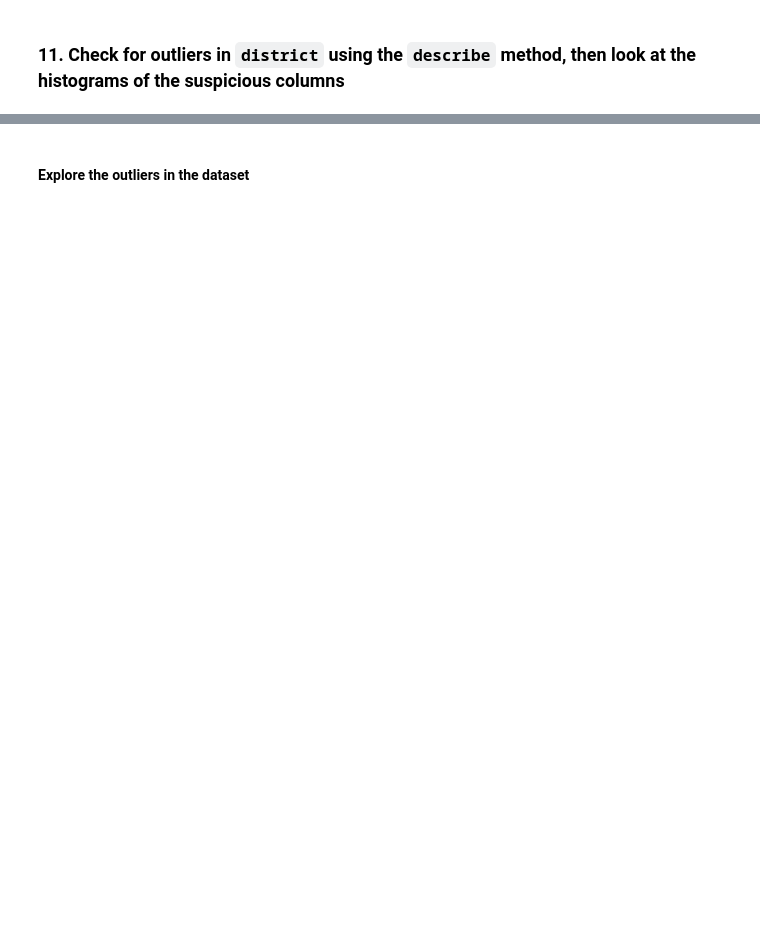
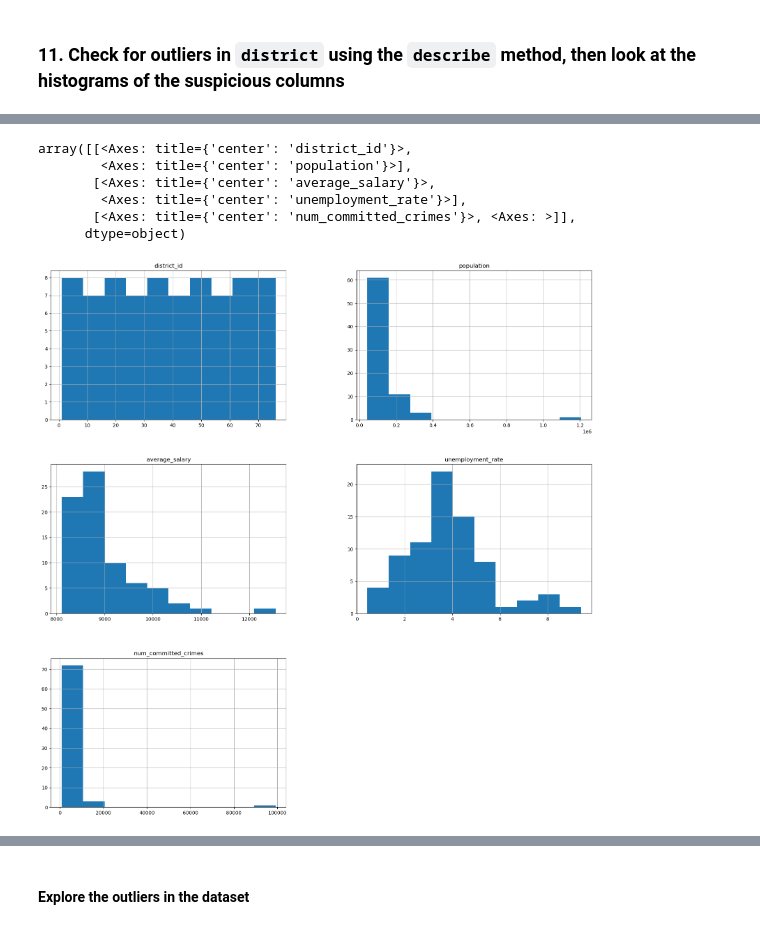
Before and after one commit to JakeBestDev/Packt_Python_For_Data_Analysis, a Jupyter notebook: Question_practice_exercise+(cleaning_transforming).ipynb, the cells around one changed output, grey strips where cells are left out. Saved outputs shown, nothing was run; the diff lists cells and outputs as text; code cells hidden in the pictures; blank space fills up the shorter version.

```diff
--- a/Question_practice_exercise+(cleaning_transforming).ipynb
+++ b/Question_practice_exercise+(cleaning_transforming).ipynb
@@ -318,0 +354,10 @@ Name: count, dtype: int64
+# %%
+district.hist(figsize=(20,20))
+# %% [output]
+array([[<Axes: title={'center': 'district_id'}>,
+        <Axes: title={'center': 'population'}>],
+       [<Axes: title={'center': 'average_salary'}>,
+        <Axes: title={'center': 'unemployment_rate'}>],
+       [<Axes: title={'center': 'num_committed_crimes'}>, <Axes: >]],
+      dtype=object)
+[figure, added]
```
Also changed, not shown: parts of 48 cells of this notebook.
